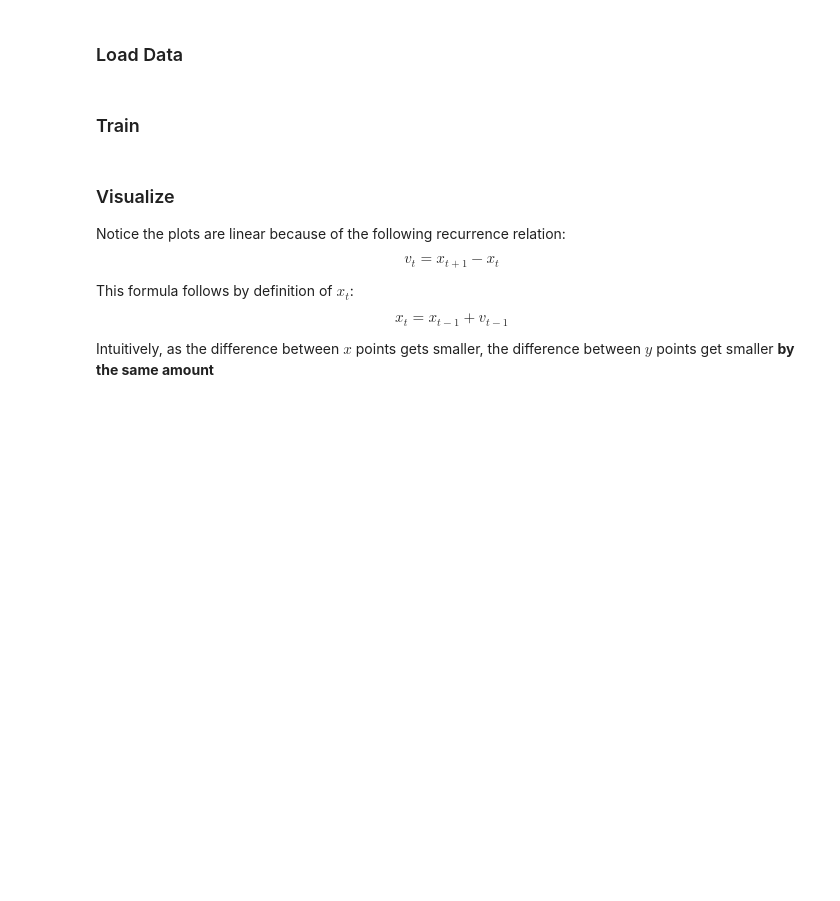
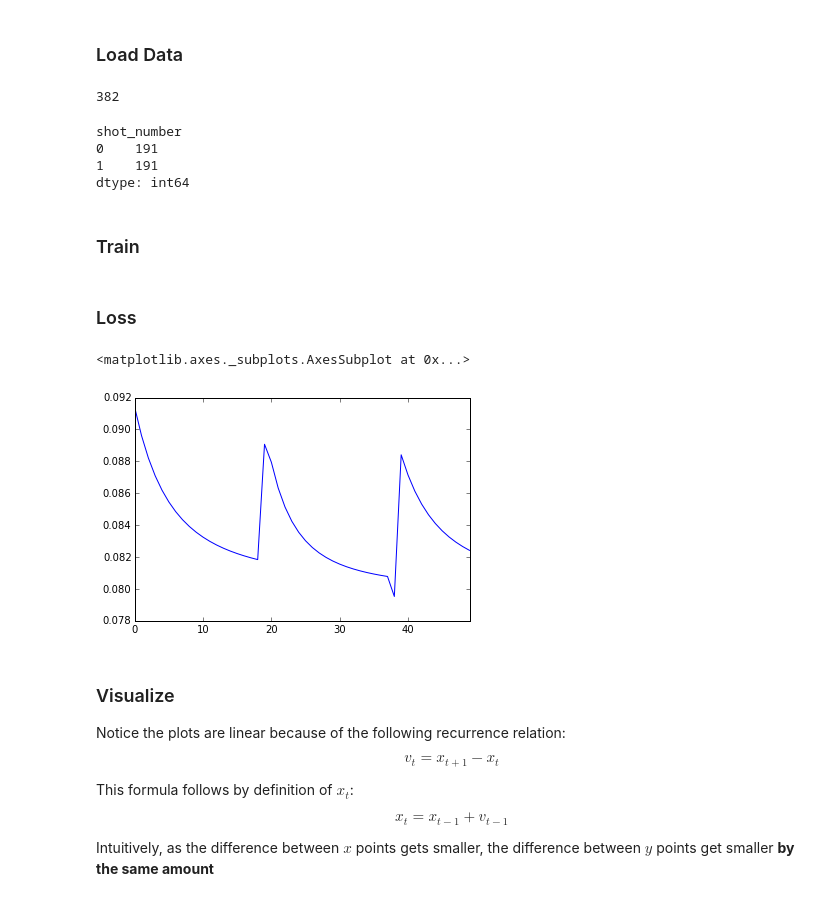
Before and after one commit to ebanner/cs393r_project, a Jupyter notebook: experiments/1d/position/Shallow Neural Network.ipynb, the cells around one changed output. Saved outputs shown, nothing was run; the diff lists cells and outputs as text; code cells hidden in the pictures; blank space fills up the shorter version.

```diff
--- a/experiments/1d/position/Shallow Neural Network.ipynb
+++ b/experiments/1d/position/Shallow Neural Network.ipynb
@@ -8,22 +8,44 @@ The goal of this notebook is to replicate the results of the 1D neural network
 %store -r data_1d
 
 df = data_1d
+df = df[(df.shot_number == 1) | (df.shot_number == 0)]
 sideways = df.T
 
-X, Y = np.array(sideways[:10]), np.array(sideways.ix['label']).astype(int)
+X, Y = np.array(sideways.ix[['pos0']]), np.array(sideways.ix['label']).astype(int)
+# %%
+len(df)
+# %% [output]
+382
+# %%
+df.groupby('shot_number').size()
+# %% [output]
+shot_number
+0    191
+1    191
+dtype: int64
 # %% [markdown]
 ### Train
 # %%
-from nn.deep.model import NeuralNetwork
+from rnn.model import RecurrentNeuralNetwork
+from rnn.support import Snapshot
 
-nn = NeuralNetwork(X, Y, Hs=[5], C=2, learning_rate=.05, regularizer=.001, gradient_checking=False, inspect=True)
+rnn = RecurrentNeuralNetwork(X, Y, H=10, C=2, learning_rate=.05, rollout=10, regularizer=.001, gradient_checking=False, inspect=True)
 
 def states(iters):
     for _ in range(iters):
-        nn.learn()
-        yield nn.info
+        rnn.learn()
+        yield rnn.info
 
-states = list(states(25000))
+states = list(states(50))
+
+clf = pd.DataFrame(states, columns=Snapshot._fields)
+# %% [markdown]
+### Loss
+# %%
+clf.loss.plot()
+# %% [output]
+<matplotlib.axes._subplots.AxesSubplot at 0x...>
+[figure, added]
 # %% [markdown]
 ### Visualize
 
```
Also changed, not shown: parts of 2 cells of this notebook, 1 other file.
